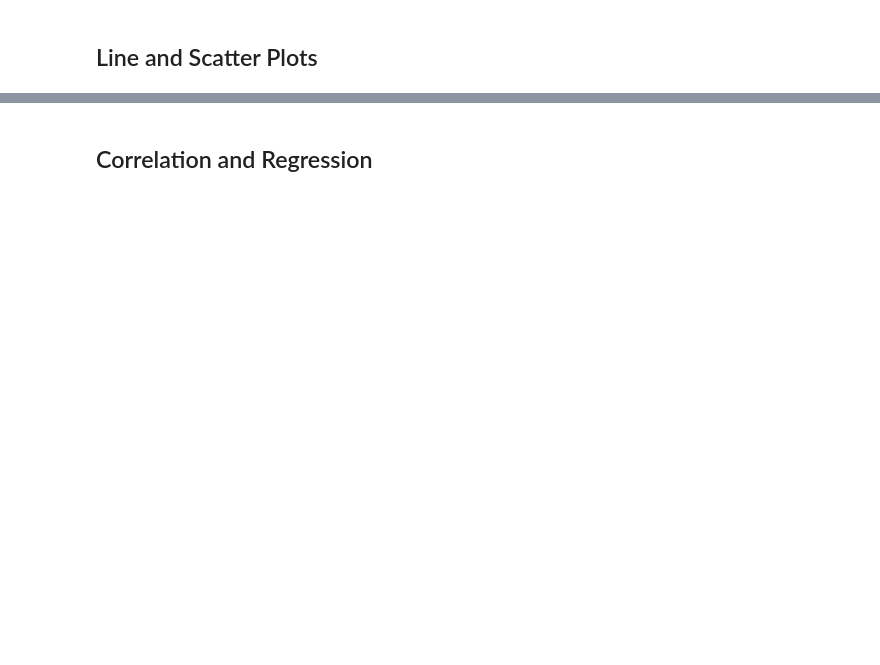
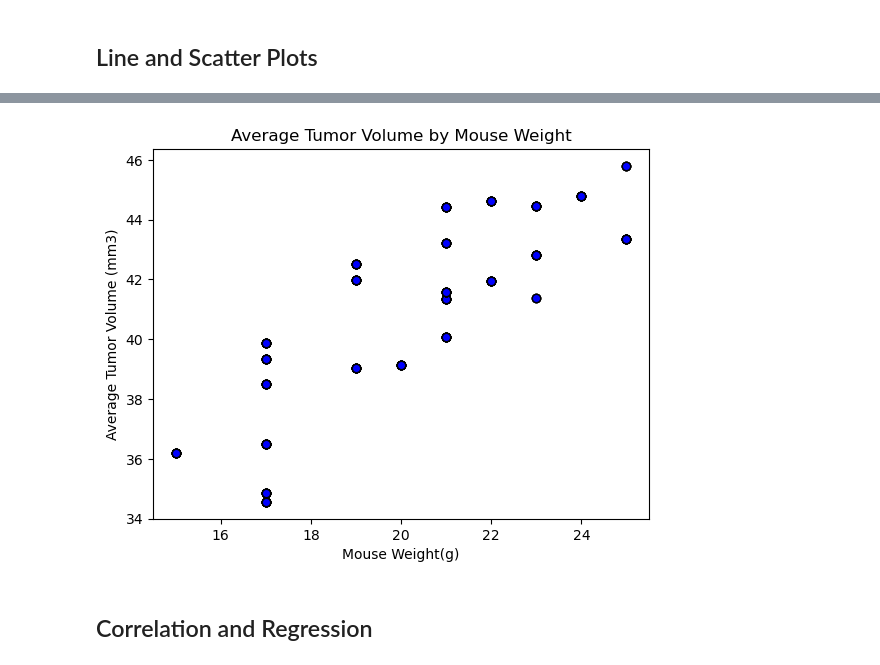
Before and after one commit to jbarbs44/Plotting-Challange, a Jupyter notebook: Pymaceuticals/pymaceuticals_starter.ipynb, the cells around one changed output, grey strips where cells are left out. Cells and saved outputs as stored; diff of their text form; code cells hidden in the pictures; blank space fills up the shorter version.

```diff
--- a/Pymaceuticals/pymaceuticals_starter.ipynb
+++ b/Pymaceuticals/pymaceuticals_starter.ipynb
@@ -298,2 +343,25 @@ print(tumor_vol_data)
+# %%
+# Generate a scatter plot of average tumor volume vs. mouse weight for the Capomulin regimen
+#Only Capomulin as the drug
+drug_capomulin = merge_df.loc[merge_df["Drug Regimen"]== "Capomulin"]
+#Average tumor volume of the Capomulin only
+capomulin_mean = drug_cap_df.groupby("Mouse ID").mean()['Tumor Volume (mm3)']
+#Merge the only capomulin and the average of it
+average_tumor_df = pd.merge(drug_capomulin,capomulin_mean,on="Mouse ID")
+average_tumor_df
+
+#Assign value for the x and y axis'
+x_axis = average_tumor_df["Weight (g)"]
+y_axis = average_tumor_df["Tumor Volume (mm3)_y"]
+
+#Plotting the scatter plot with the labels
+plt.scatter(x_axis, y_axis, marker="o", facecolors="blue", edgecolors="black")
+plt.title("Average Tumor Volume by Mouse Weight")
+plt.xlabel("Mouse Weight(g)")
+plt.ylabel("Average Tumor Volume (mm3)")
+
+plt.show()
+# %% [output]
+[figure, added]
 # %% [markdown]
 ## Correlation and Regression
```
Also changed, not shown: parts of 10 cells of this notebook.
